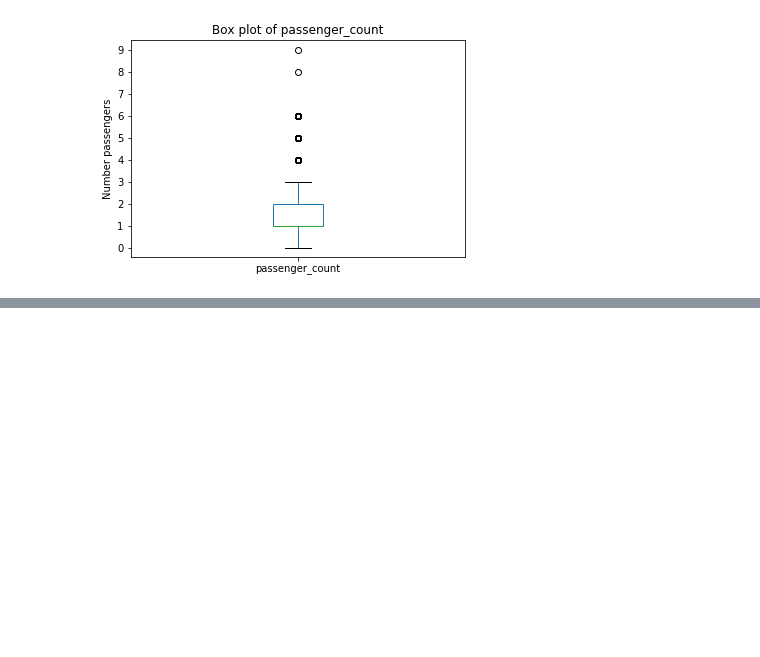
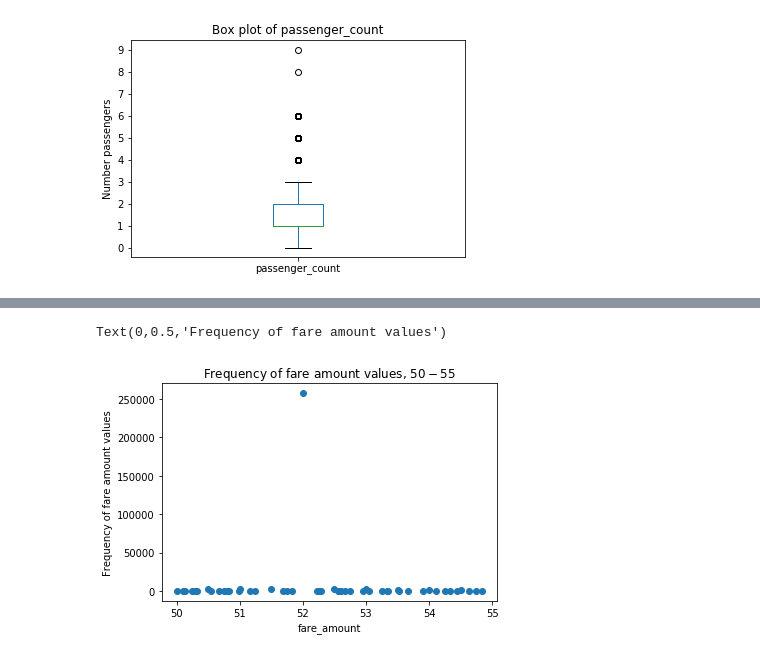
Before and after one commit to desultir/NYCTaxi, a Jupyter notebook: notebooks/describe data.ipynb, the cells around one changed output, grey strips where cells are left out. Drawn from its saved outputs; the diff is of its cells as text; code cells hidden in the pictures; blank space fills up the shorter version.

```diff
--- a/notebooks/describe data.ipynb
+++ b/notebooks/describe data.ipynb
@@ -67,0 +97,7 @@ ticks = ax.set_yticks(range(10))
+# %%
+ax = df[(df["fare_amount"] > 50) & (df["fare_amount"] < 55)].groupby("fare_amount").count()["medallion"].plot(style="o")
+ax.set_title("Frequency of fare amount values, $50-$55")
+ax.set_ylabel("Frequency of fare amount values")
+# %% [output]
+Text(0,0.5,'Frequency of fare amount values')
+[figure, added]
```
Also changed, not shown: parts of 13 cells of this notebook.
